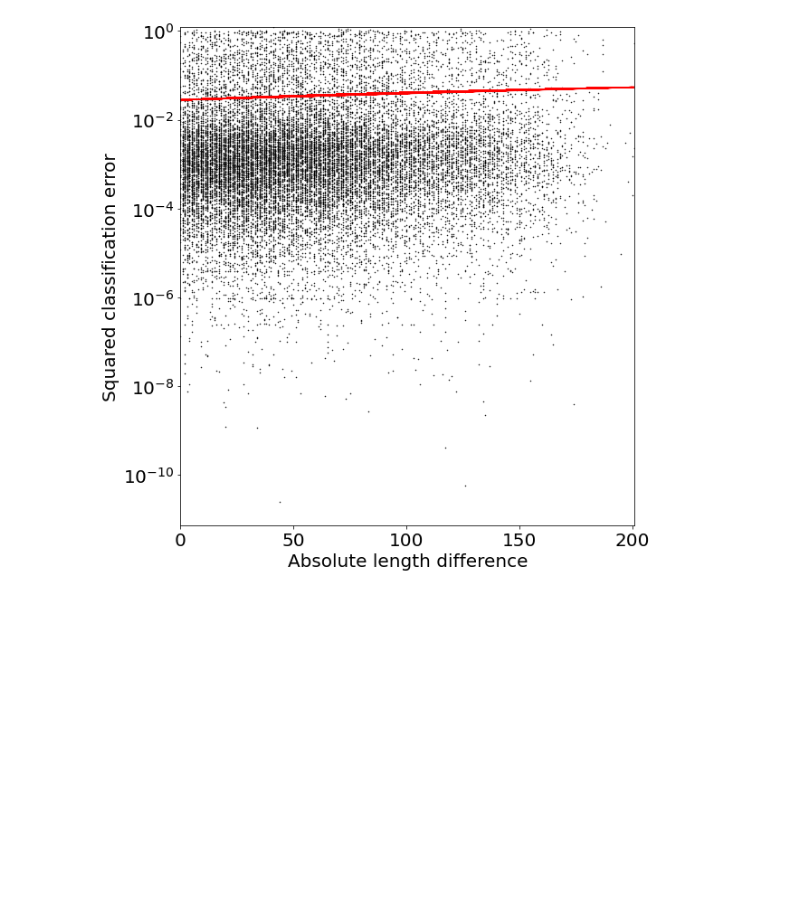
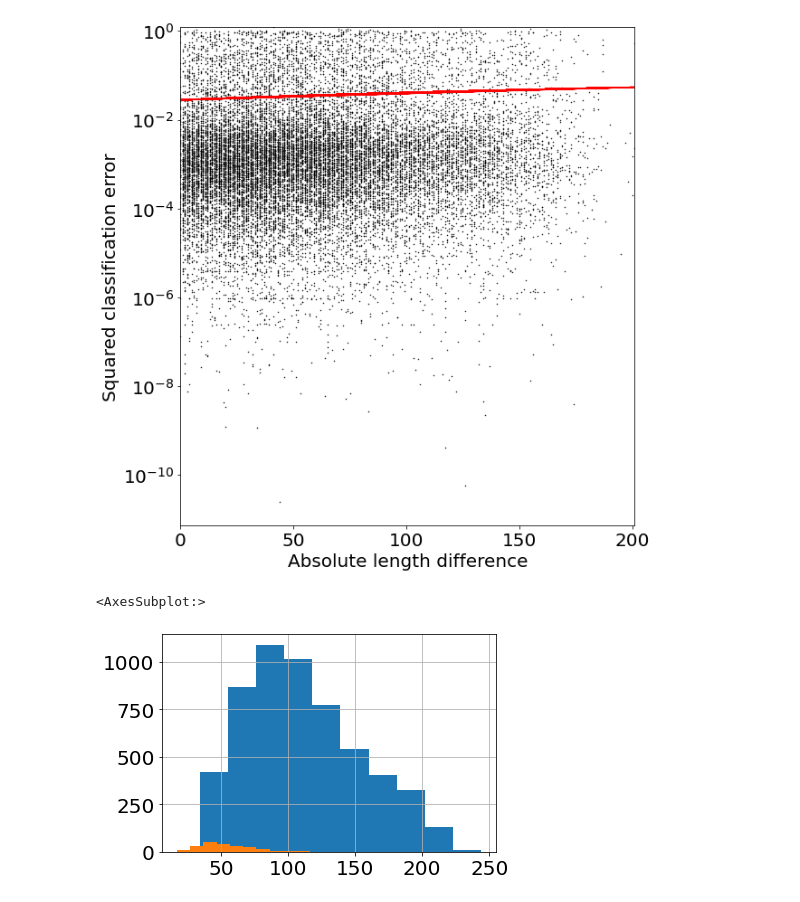
Before and after one commit to janheinrichmerker/modern-talking, a Jupyter notebook: modern_talking/results_eval.ipynb, the cells around one changed output. Drawn from its saved outputs; the diff is of its cells as text; code cells hidden in the pictures; blank space fills up the shorter version.

Commit message:
Added Length Histogram in Notebook

```diff
--- a/modern_talking/results_eval.ipynb
+++ b/modern_talking/results_eval.ipynb
@@ -302,3 +301,15 @@ plt.savefig('../paper/figures/classification-error-length-difference-bert-train.
 Invalid limit will be ignored.
   plt.ylim(0,test2_df["score_diff"].max())
 [figure]
+# %%
+train_arg_length_df = arg_train_df['argument'].str.len()
+train_kp_length_df = kp_train_df['key_point'].str.len()
+
+a = train_arg_length_df.groupby(pd.cut(train_arg_length_df, [0,25,50,75,100,125,150,175,200,225,250])).count()
+b = train_kp_length_df.groupby(pd.cut(train_kp_length_df, [0,25,50,75,100,125,150,175,200,225,250])).count()
+test = pd.concat([a,b],axis=1)
+train_arg_length_df.hist(bins=20)
+train_kp_length_df.hist(bins=20)
+# %% [output]
+<AxesSubplot:>
+[figure, added]
```
Also changed, not shown: parts of 6 cells of this notebook.
